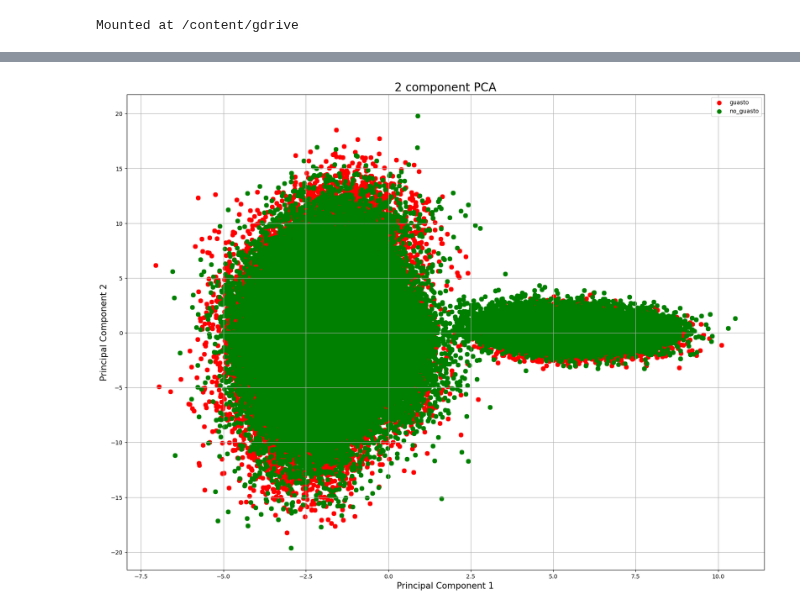
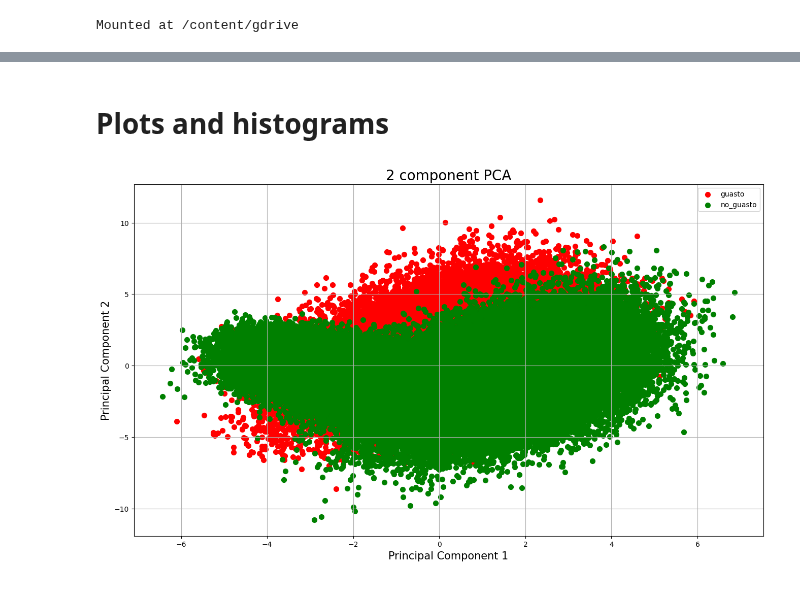
Before and after one commit to BianchiLuca28/project_CSD, a Jupyter notebook: notebook_exploration_cleaning/new_analysis.ipynb, the cells around one changed output, grey strips where cells are left out. Cells and saved outputs as stored; diff of their text form; code cells hidden in the pictures.

```diff
--- a/notebook_exploration_cleaning/new_analysis.ipynb
+++ b/notebook_exploration_cleaning/new_analysis.ipynb
@@ -77,6 +74,6 @@ acq.head()
 # %%
 mapper = DataFrameMapper([(concatDatasetInd.columns, StandardScaler())])
-scaled_features = mapper.fit_transform(concatDatasetInd.copy(), 27)
+scaled_features = mapper.fit_transform(concatDatasetInd.copy(), 9)
 concatDatasetScaled = pd.DataFrame(scaled_features, index=concatDatasetInd.index, columns=concatDatasetInd.columns)
 # %%
 pca = PCA(n_components = 2)
@@ -85,4 +82,4 @@ principalComponents = pca.fit_transform(concatDatasetScaled)
 
 principalDf = pd.DataFrame(data = principalComponents, columns = ['principal component 1', 'principal component 2'])
 # %%
-finalDf = pd.concat([acq, principalDf, y], axis = 1)
+preFinalDf = pd.concat([acq, principalDf, y], axis = 1)
@@ -89,2 +94,12 @@ finalDf = pd.concat([acq, principalDf, y], axis = 1)
+# %%
+finalDf = preFinalDf[~preFinalDf['Acquisition_Number'].isin([1,2,49,50,51,52])]
+#finalDf = preFinalDf.drop(preFinalDf[(preFinalDf['Acquisition_Number'] == 49)
+#| (preFinalDf['Acquisition_Number'] == 50)
+#| (preFinalDf['Acquisition_Number'] == 51)
+#| (preFinalDf['Acquisition_Number'] == 52)
+#| (preFinalDf['Acquisition_Number'] == 1)
+#| (preFinalDf['Acquisition_Number'] == 2)].index)
+# %%
+finalDf.drop_duplicates(inplace = True)
 # %%
 finalDf.count()
@@ -91,21 +112,23 @@ finalDf.count()
+# %% [markdown]
+# Plots and histograms
 # %%
 fig = plt.figure(figsize = (8,8))
-fig.set_figwidth(20)
-fig.set_figheight(15)
+fig.set_figwidth(16)
+fig.set_figheight(9)
 ax = fig.add_subplot(1,1,1)
 ax.set_xlabel('Principal Component 1', fontsize = 15)
 ax.set_ylabel('Principal Component 2', fontsize = 15)
 ax.set_title('2 component PCA', fontsize = 20)
 
 targets = ['guasto', 'no_guasto']
 colors = ['r', 'g']
 for target, color in zip(targets,colors):
     indicesToKeep = finalDf['label'] == target
     ax.scatter(finalDf.loc[indicesToKeep, 'principal component 1']
                , finalDf.loc[indicesToKeep, 'principal component 2']
                , c = color
                , s = 50)
 ax.legend(targets)
 ax.grid()
 # %% [output]
-[figure, old version]
+[figure, new version]
```
Also changed, not shown: parts of 28 cells of this notebook.
